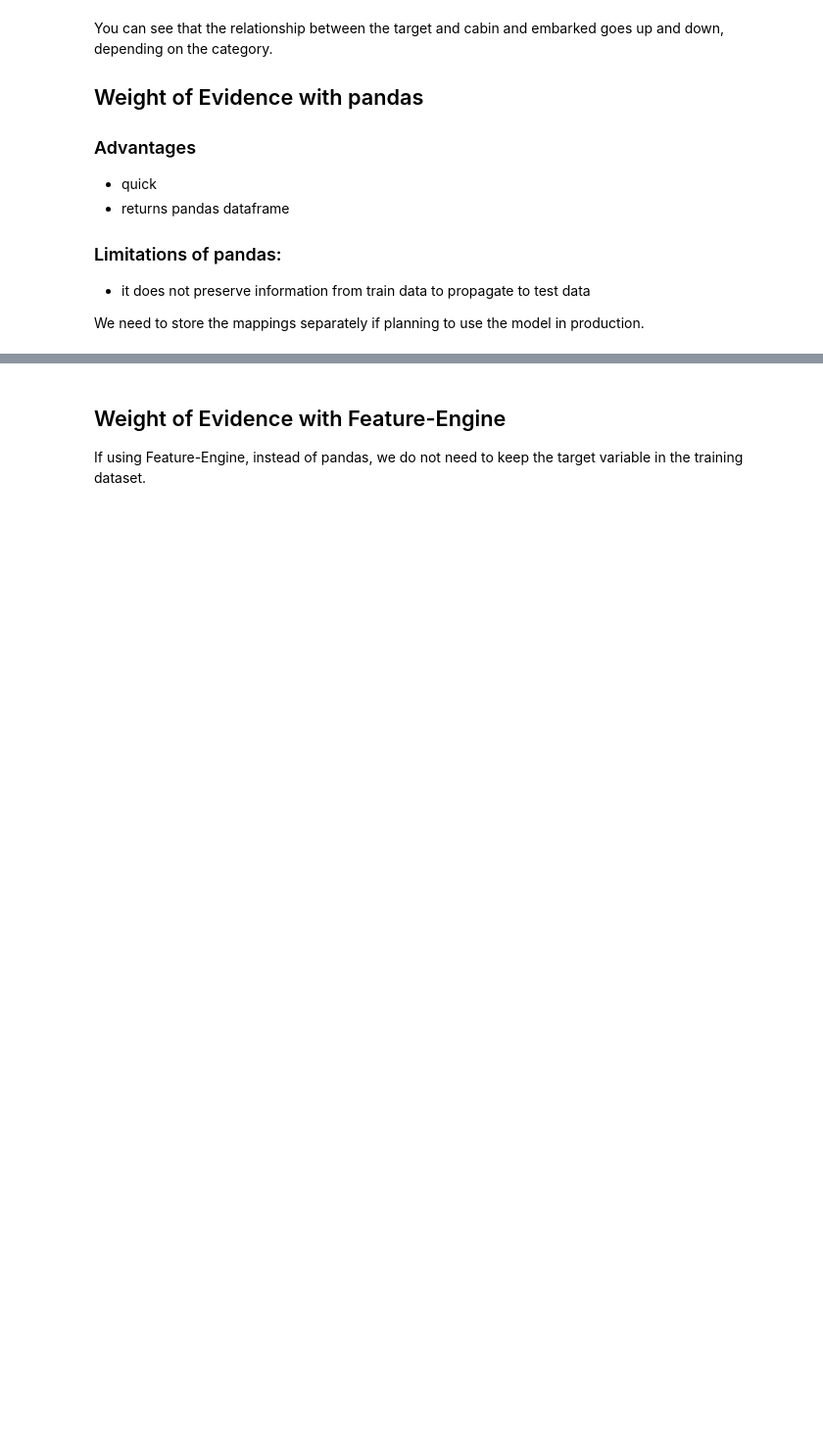
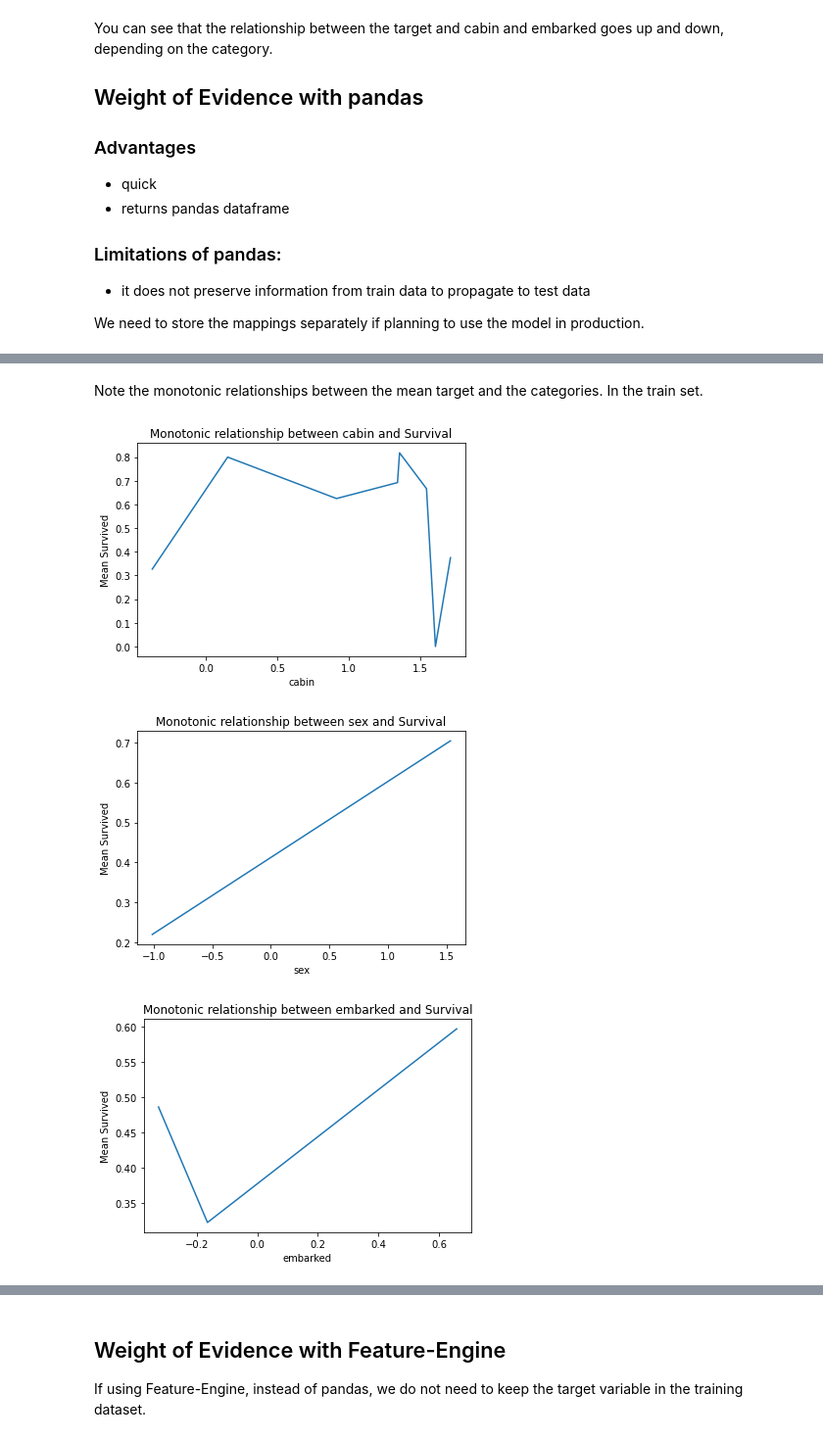
Before and after one commit to solegalli/feature-engineering-for-machine-learning, a Jupyter notebook: Section-06-Categorical-Encoding/06.08-Weight-of-Evidence.ipynb, the cells around one changed output, grey strips where cells are left out. Shown: that part at 98% size. Saved outputs shown, nothing was run; the diff lists cells and outputs as text; code cells hidden in the pictures; blank space fills up the shorter version.

```diff
--- a/Section-06-Categorical-Encoding/06.08-Weight-of-Evidence.ipynb
+++ b/Section-06-Categorical-Encoding/06.08-Weight-of-Evidence.ipynb
@@ -298 +337,16 @@ for var in ['cabin', 'sex', 'embarked']:
+# %% [markdown]
+Note the monotonic relationships between the mean target and the categories. In the train set.
+# %%
+# now in the test set
+for var in ['cabin', 'sex', 'embarked']:
+
+    fig = plt.figure()
+    fig = X_test.groupby([var])['survived'].mean().plot()
+    fig.set_title('Monotonic relationship between {} and Survival'.format(var))
+    fig.set_ylabel('Mean Survived')
+    plt.show()
+# %% [output]
+[figure, added]
+[figure, added]
+[figure, added]
 # %% [markdown]
```
Also changed, not shown: parts of 23 cells of this notebook, 1 other file.
